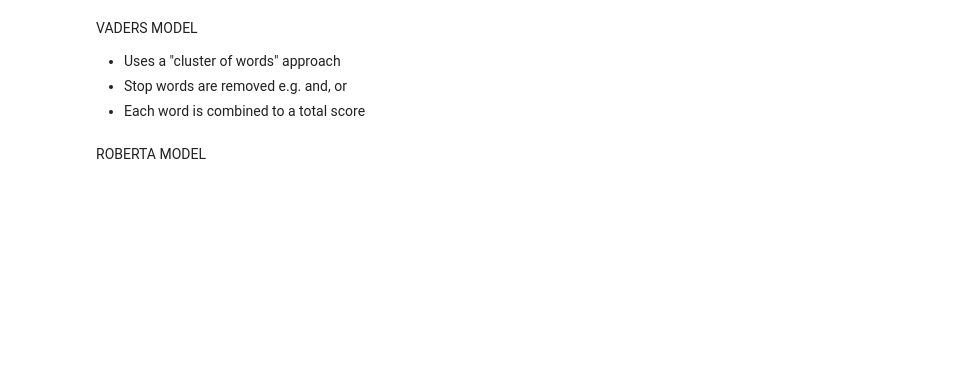
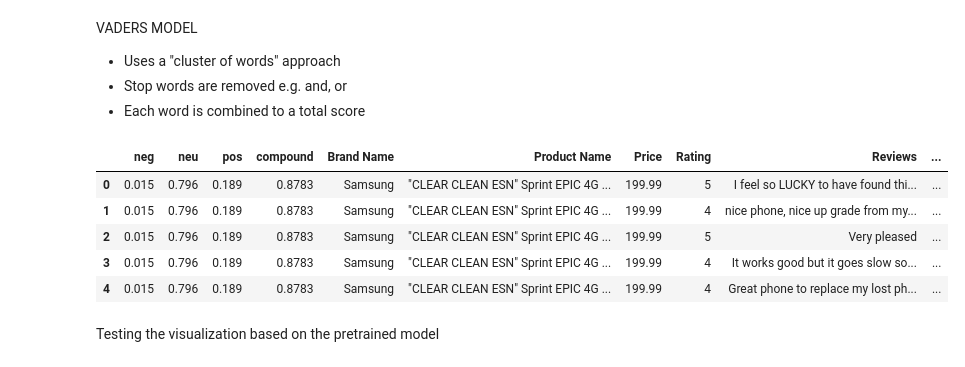
Before and after one commit to esskare/Sentiment-Analysis-on-Products, a Jupyter notebook: VaderModel.ipynb, the cells around one changed output. Cells and saved outputs as stored; diff of their text form; code cells hidden in the pictures; blank space fills up the shorter version.

```diff
--- a/VaderModel.ipynb
+++ b/VaderModel.ipynb
@@ -63,41 +81,48 @@ VADERS MODEL
 - Stop words are removed e.g. and, or
 - Each word is combined to a total score
 # %%
-#Vader Sentiment Scoring
+import pandas as pd
 from nltk.sentiment import SentimentIntensityAnalyzer
 from tqdm.notebook import tqdm
 
+# Initialize SentimentIntensityAnalyzer
 sia = SentimentIntensityAnalyzer()
-sia.polarity_scores('I am so happy!')
-sia.polarity_scores(example)
-df.head()
-print(df.columns)
-#Run polarity score on entire dataset
-from tqdm.notebook import tqdm
-import pandas as pd
 
 # Ensure 'Reviews' column is string type and handle missing values
 df['Reviews'] = df['Reviews'].astype(str)  # Convert all entries to string
 
-# Dictionary for results
-results = {}
+# Dictionary to store results
+results = []
 
+# Run polarity score on the entire dataset
 for i, row in tqdm(df.iterrows(), total=len(df)):
     text = row['Reviews']
     name = row['Brand Name']
 
     if isinstance(text, str):  # Check if text is a string
-        results[name] = sia.polarity_scores(text)
+        polarity_scores = sia.polarity_scores(text)
+        polarity_scores['Brand Name'] = name  # Add 'Brand Name' to the results
+        results.append(polarity_scores)
     else:
-        results[name] = {"error": "Invalid text"}
+        results.append({"Brand Name": name, "error": "Invalid text"})
 
-#results
-vaders = pd.DataFrame(results).T #.T flips the dataset horizontally
-#sentiment analysis on the whole dataset of 500
+# Convert results into a DataFrame
+vaders = pd.DataFrame(results)
+
+# Merge the results with the original DataFrame
 vaders = vaders.merge(df, how='left', on='Brand Name')
+
+# Display the first few rows of the merged DataFrame
 vaders.head()
+# %% [output]
+|  | neg | neu | pos | compound | Brand Name | Product Name | Price | Rating | Reviews | ... |
+| 0 | 0.015 | 0.796 | 0.189 | 0.8783 | Samsung | "CLEAR CLEAN ESN" Sprint EPIC 4G ... | 199.99 | 5 | I feel so LUCKY to have found thi... | ... |
+| 1 | 0.015 | 0.796 | 0.189 | 0.8783 | Samsung | "CLEAR CLEAN ESN" Sprint EPIC 4G ... | 199.99 | 4 | nice phone, nice up grade from my... | ... |
+| 2 | 0.015 | 0.796 | 0.189 | 0.8783 | Samsung | "CLEAR CLEAN ESN" Sprint EPIC 4G ... | 199.99 | 5 | Very pleased | ... |
+| 3 | 0.015 | 0.796 | 0.189 | 0.8783 | Samsung | "CLEAR CLEAN ESN" Sprint EPIC 4G ... | 199.99 | 4 | It works good but it goes slow so... | ... |
+| 4 | 0.015 | 0.796 | 0.189 | 0.8783 | Samsung | "CLEAR CLEAN ESN" Sprint EPIC 4G ... | 199.99 | 4 | Great phone to replace my lost ph... | ... |
-# %% [markdown]
-ROBERTA MODEL
+# %% [markdown]
+Testing the visualization based on the pretrained model
 # %%
 
 #ROBERTA MODEL
```
Also changed, not shown: parts of 13 cells of this notebook.
